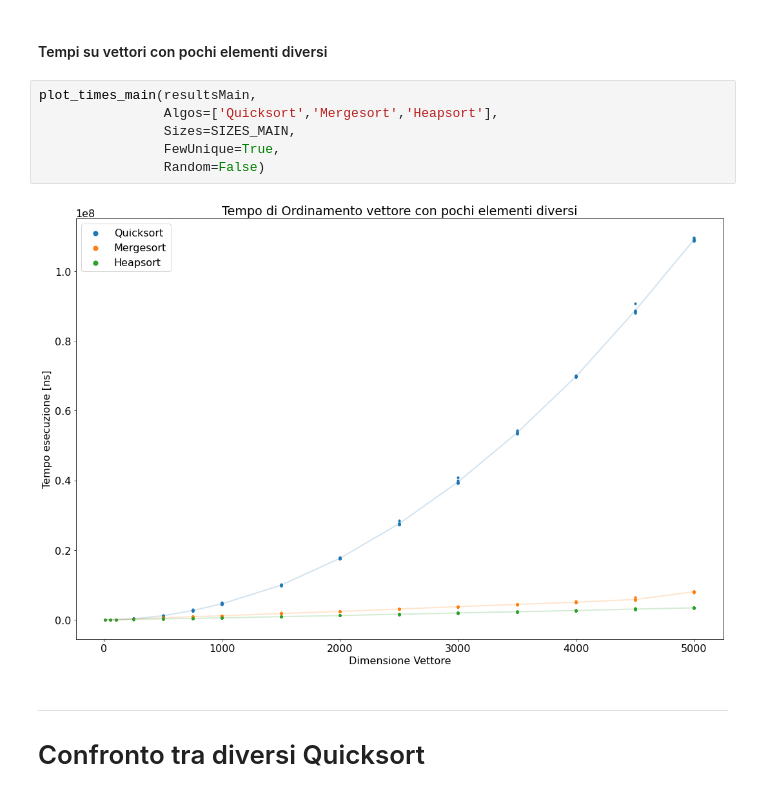
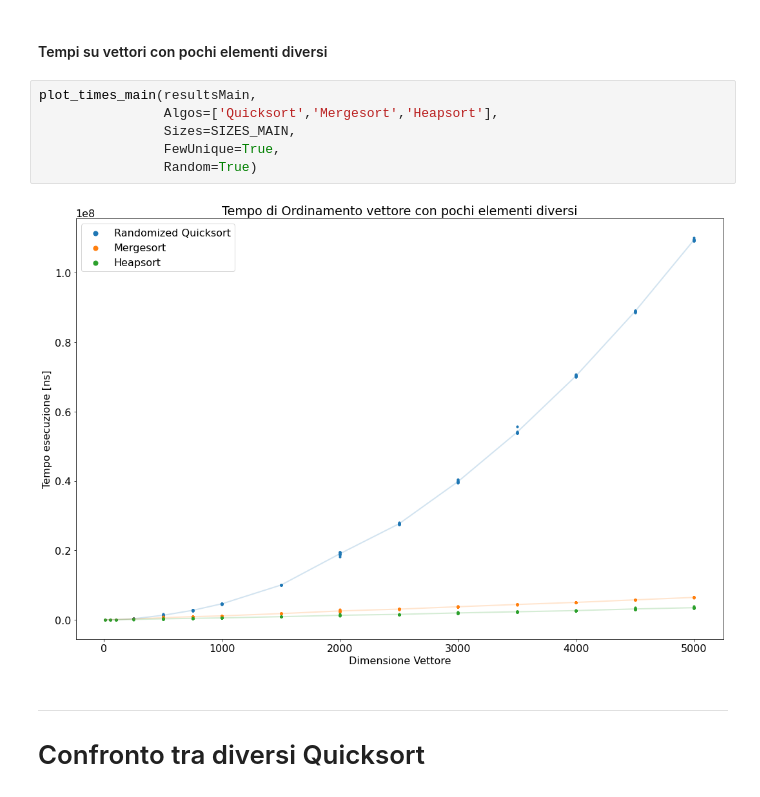
Before and after one commit to EdoardoTronconi/ProgettoSDA, a Jupyter notebook: Notebook/SDA.ipynb, the cells around one changed output. Drawn from its saved outputs; the diff is of its cells as text.

```diff
--- a/Notebook/SDA.ipynb
+++ b/Notebook/SDA.ipynb
@@ -181,11 +181,11 @@ plot_times_main(resultsMain,
 # %%
 plot_times_main(resultsMain,
                 Algos=['Quicksort','Mergesort','Heapsort'],
                 Sizes=SIZES_MAIN,
                 FewUnique=True,
-                Random=False)
+                Random=True)
 # %% [output]
-[figure, old version]
+[figure, new version]
 # %% [markdown]
 ***
 # Confronto tra diversi Quicksort
```
Also changed, not shown: parts of 4 cells of this notebook, 3 other files.
